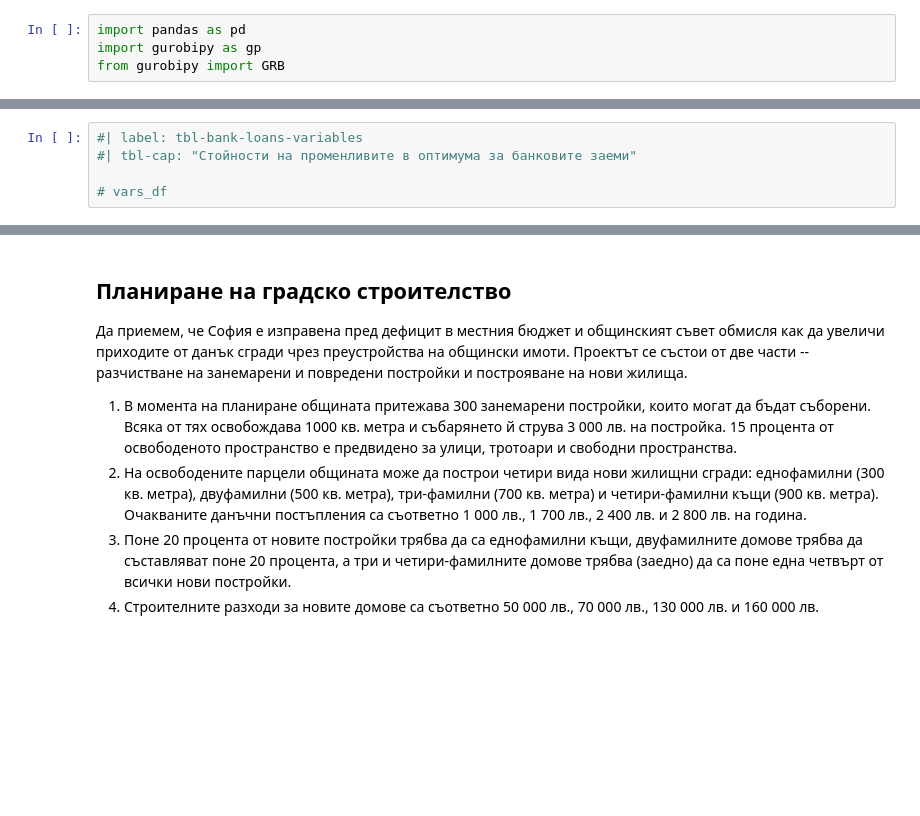
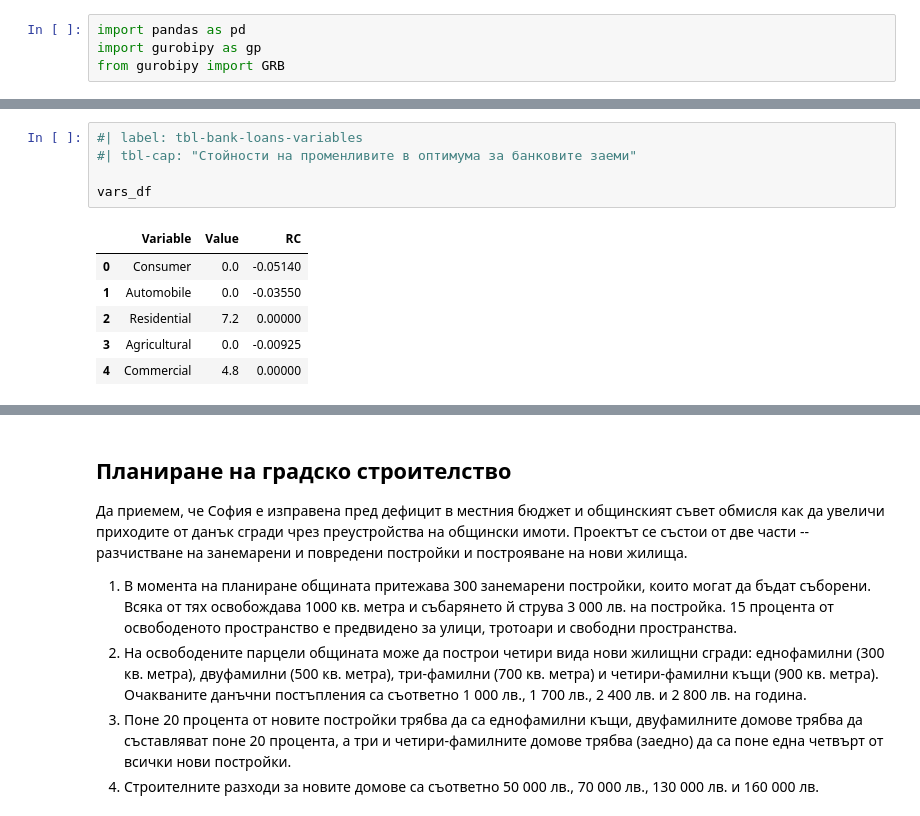
Before and after one commit to febse/opt2025, a Jupyter notebook: 00-Assignments/assignments.ipynb, the cells around one changed output, grey strips where cells are left out. Drawn from its saved outputs; the diff is of its cells as text; blank space fills up the shorter version.

```diff
--- a/00-Assignments/assignments.ipynb
+++ b/00-Assignments/assignments.ipynb
@@ -135,8 +167,15 @@ $$
 # %%
 #| label: tbl-bank-loans-variables
 #| tbl-cap: "Стойности на променливите в оптимума за банковите заеми"
 
-# vars_df
+vars_df
+# %% [output]
+|  | Variable | Value | RC |
+| 0 | Consumer | 0.0 | -0.05140 |
+| 1 | Automobile | 0.0 | -0.03550 |
+| 2 | Residential | 7.2 | 0.00000 |
+| 3 | Agricultural | 0.0 | -0.00925 |
+| 4 | Commercial | 4.8 | 0.00000 |
 # %%
 #| label: tbl-bank-loans-constraints
 #| tbl-cap: "Ограничения за банковите заеми в оптимума за банковите заеми"
```
Also changed, not shown: parts of 3 cells of this notebook, 1 other file.
